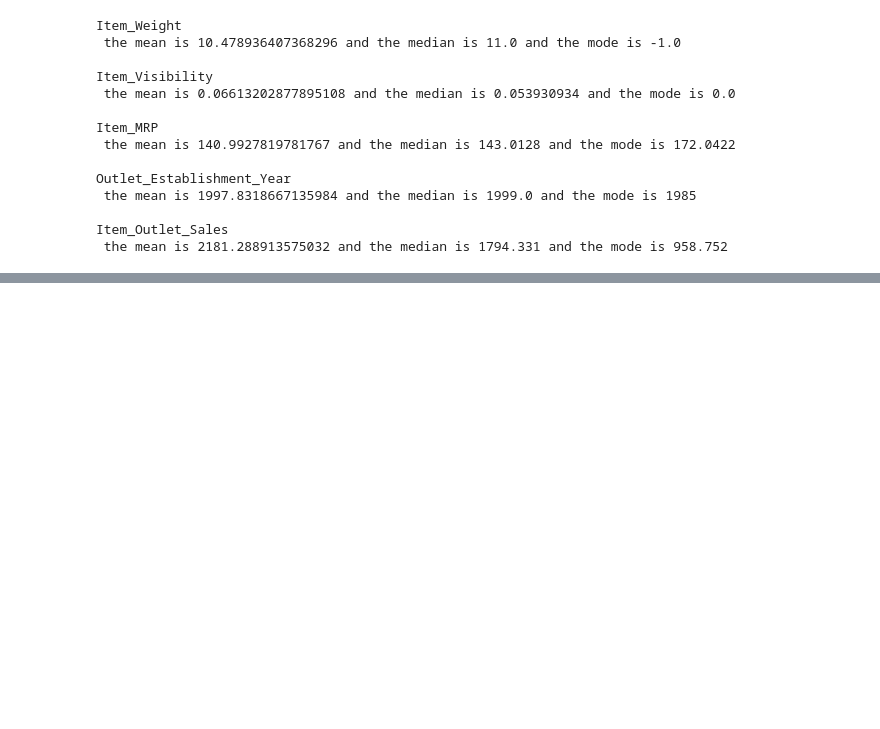
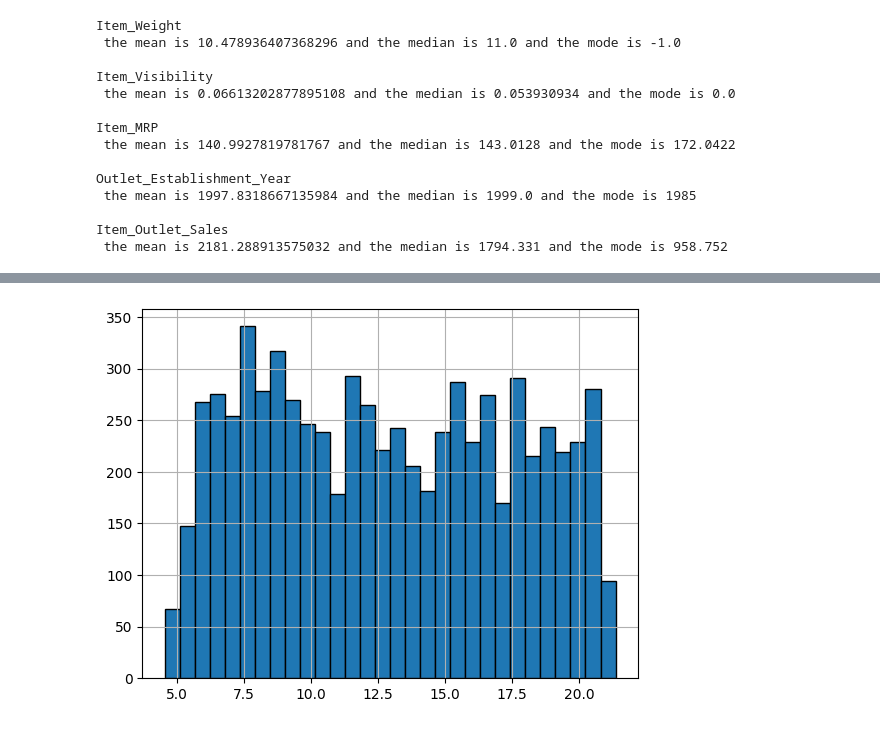
Before and after one commit to mahmoudarekat/PredictionofProductSales, a Jupyter notebook: PredictionofProductSales.ipynb, the cells around one changed output, grey strips where cells are left out. Saved outputs shown, nothing was run; the diff lists cells and outputs as text; code cells hidden in the pictures; blank space fills up the shorter version.

```diff
--- a/PredictionofProductSales.ipynb
+++ b/PredictionofProductSales.ipynb
@@ -172,0 +197,5 @@ Item_Outlet_Sales
+# %%
+df = df_sales[df_sales['Item_Weight']>0]
+ax=df['Item_Weight'].hist(bins = 30, edgecolor = 'black')
+# %% [output]
+[figure, added]
```
Also changed, not shown: parts of 7 cells of this notebook.
